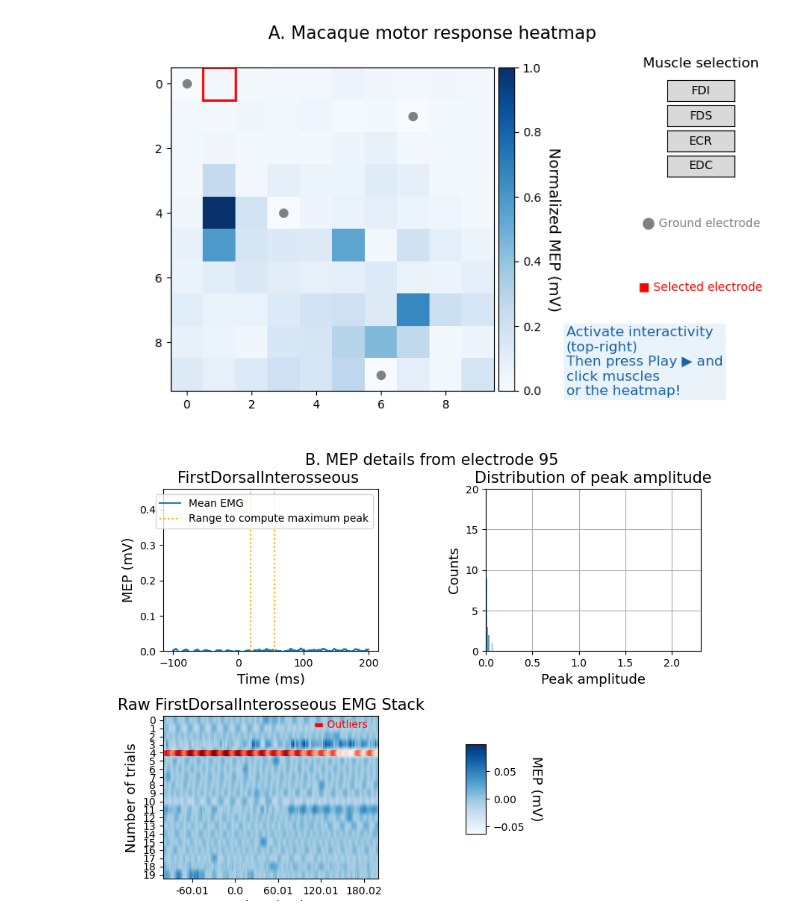
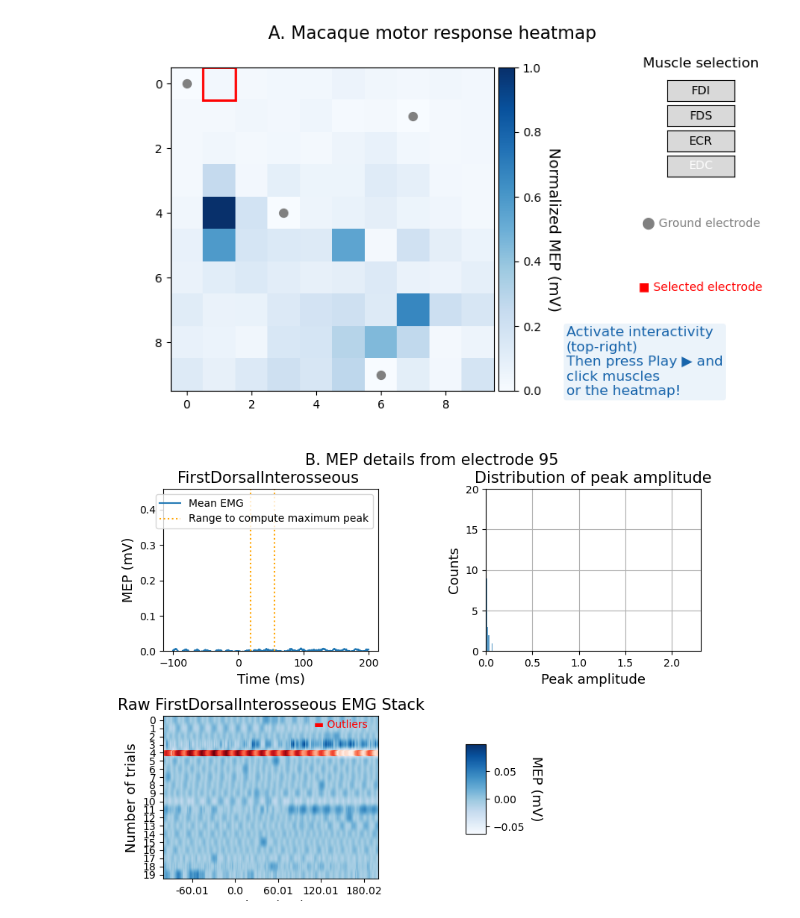
Before and after one commit to roboneurolibre/NeuroMOSAICS, a Jupyter notebook: content/figure_macaque.ipynb, the cells around one changed output. Saved outputs shown, nothing was run; the diff lists cells and outputs as text; code cells hidden in the pictures.

Commit message:
red button for macaque

```diff
--- a/content/figure_macaque.ipynb
+++ b/content/figure_macaque.ipynb
@@ -233,35 +233,41 @@ ax_buttons.set_yticks([])
 button_positions = [0.8 - i * 0.06 for i in range(n_muscles)]  # Vertical positions of buttons
 button_axes = [plt.axes([0.85, pos, 0.1, 0.05]) for pos in button_positions]
 buttons = [Button(button_axes[i], emgs['emgsabr'][i]) for i in range(n_muscles)]
+
+# Set the last button (e.g. the nth one) to be red
+buttons[-1].color = 'rosybrown'              # Background color
+buttons[-1].hovercolor = 'indianred'    # Hover color (optional)
+buttons[-1].label.set_color('white')   # Text color for contrast
+
 # Add a title above the buttons
 square_symbol = '\u25A0'
 plt.text(0.90, 0.88, "Muscle selection", fontsize=12, ha='center', transform=plt.gcf().transFigure)
 plt.text(0.90, 0.50, "⬤ Ground electrode", fontsize=10, color='grey', ha='center', transform=plt.gcf().transFigure)
 plt.text(0.90, 0.35, f"{square_symbol} Selected electrode", fontsize=10, color='red', ha='center', transform=plt.gcf().transFigure)
 cmap = plt.get_cmap("Blues")
 deep_blue = cmap(0.8)  # Dark blue for text
 light_blue = cmap(0.1)  # Light blue for background
 plt.text(0.7, 0.1,
     "Activate interactivity\n(top-right)\nThen press Play ▶ and\nclick muscles\nor the heatmap!",
     fontsize=12, color=deep_blue, ha='left', fontfamily='DejaVu Sans',
          bbox=dict(boxstyle="round,pad=0.2", edgecolor='none', facecolor=light_blue, alpha=0.7),
          transform=plt.gcf().transFigure )
 plt.show()
 
 for i, button in enumerate(buttons):
     button.on_clicked(lambda event, index=i: on_button_click(event, index, fig2))
 
 # Create a unique identifier for the detailed figure
 detailed_fig_number = len(plt.get_fignums())  # Total existing figures + 1
 detailed_figure2, detailed_axes2 = plt.subplots(
     2, 2, figsize=(9, 6), num=f'Detailed View {detailed_fig_number}'
 )
 # Connect the heatmap click event
 fig2.canvas.mpl_connect('button_press_event', lambda event: on_heatmap_click(event, d2, detailed_figure2, detailed_axes2, ax_heatmap))
 
 plt.subplots_adjust(wspace=0.5)
 detailed_axes2 = detailed_axes2.flatten()
 update_detailed_figure(array10, 0, detailed_figure2, detailed_axes2, d2)
 # %% [output]
-[figure, old version]
+[figure, new version]
 [figure]
```
